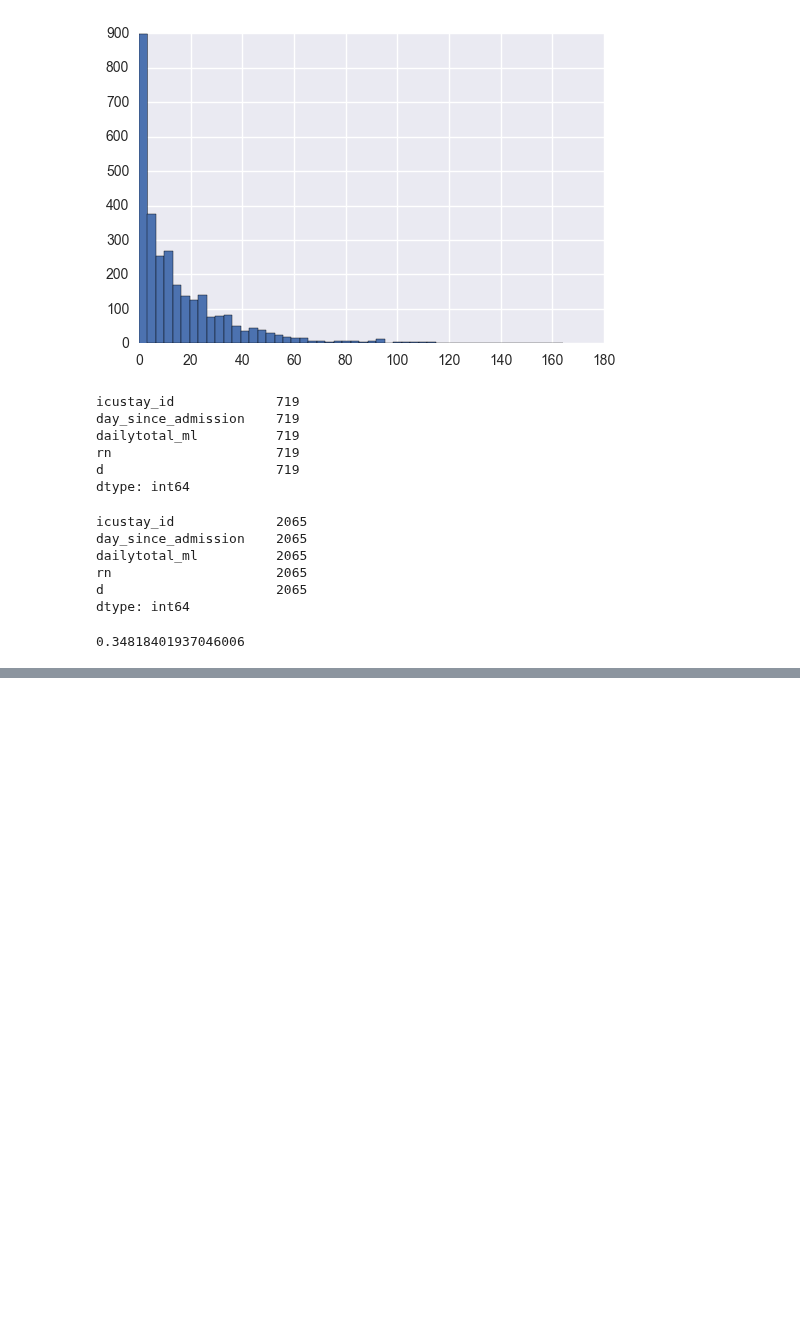
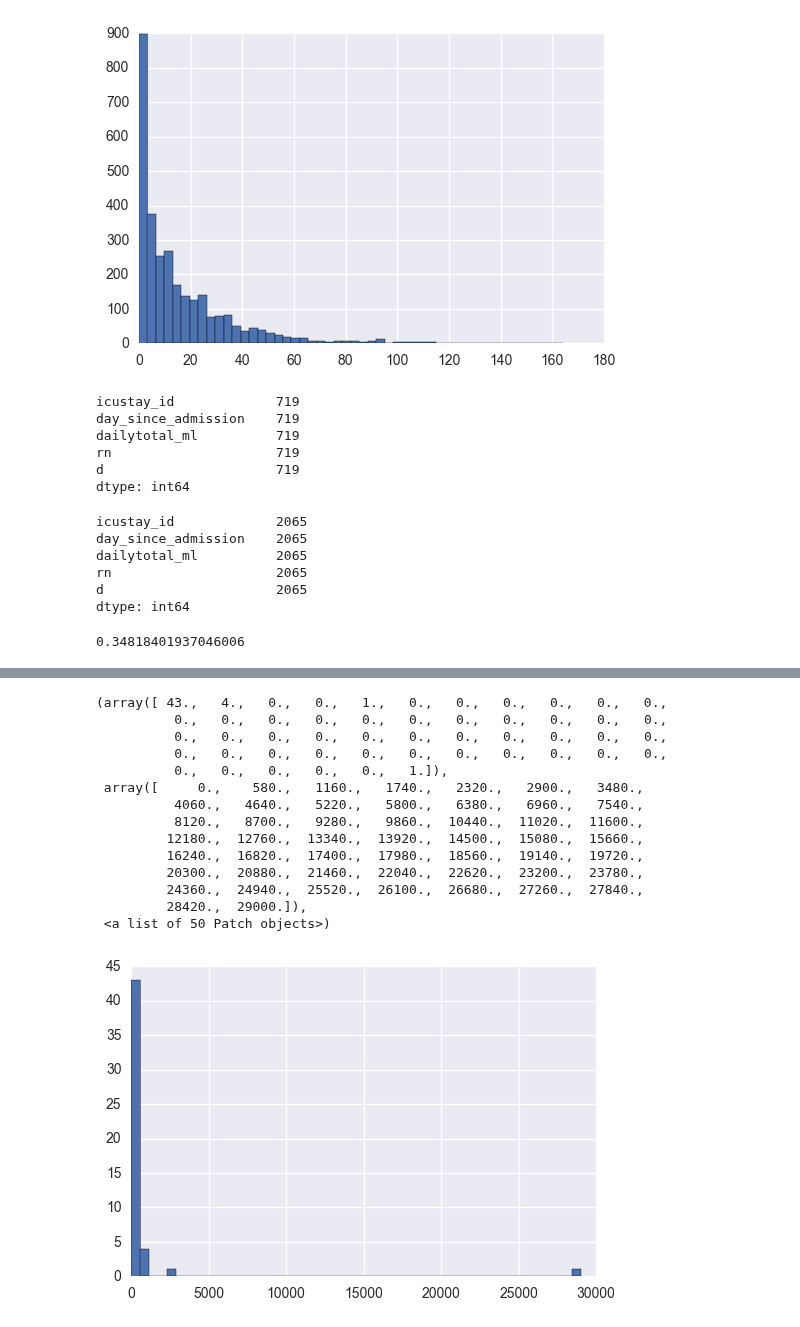
Before and after one commit to yhtgrace/echo, a Jupyter notebook: notebooks/170219_fluid_outliers_MX.ipynb, the cells around one changed output, grey strips where cells are left out. Saved outputs shown, nothing was run; the diff lists cells and outputs as text; code cells hidden in the pictures; blank space fills up the shorter version.

```diff
--- a/notebooks/170219_fluid_outliers_MX.ipynb
+++ b/notebooks/170219_fluid_outliers_MX.ipynb
@@ -327,0 +474,26 @@ dtype: int64
+# %%
+## distributions of high output items
+sql = """SELECT t.*, d.label
+  FROM mimiciii.output_itemtotal as t
+  join d_items as d
+  on t.itemid = d.itemid
+    where d.itemid= '226629' --PACU EBL
+  order by amount desc;"""
+df = pd.read_sql_query(sql, conn)
+plt.hist(df.amount, bins=50)
+# %% [output]
+(array([ 43.,   4.,   0.,   0.,   1.,   0.,   0.,   0.,   0.,   0.,   0.,
+          0.,   0.,   0.,   0.,   0.,   0.,   0.,   0.,   0.,   0.,   0.,
+          0.,   0.,   0.,   0.,   0.,   0.,   0.,   0.,   0.,   0.,   0.,
+          0.,   0.,   0.,   0.,   0.,   0.,   0.,   0.,   0.,   0.,   0.,
+          0.,   0.,   0.,   0.,   0.,   1.]),
+ array([     0.,    580.,   1160.,   1740.,   2320.,   2900.,   3480.,
+          4060.,   4640.,   5220.,   5800.,   6380.,   6960.,   7540.,
+          8120.,   8700.,   9280.,   9860.,  10440.,  11020.,  11600.,
+         12180.,  12760.,  13340.,  13920.,  14500.,  15080.,  15660.,
+         16240.,  16820.,  17400.,  17980.,  18560.,  19140.,  19720.,
+         20300.,  20880.,  21460.,  22040.,  22620.,  23200.,  23780.,
+         24360.,  24940.,  25520.,  26100.,  26680.,  27260.,  27840.,
+         28420.,  29000.]),
+ <a list of 50 Patch objects>)
+[figure, added]
```
Also changed, not shown: parts of 20 cells of this notebook, 8 other files.
